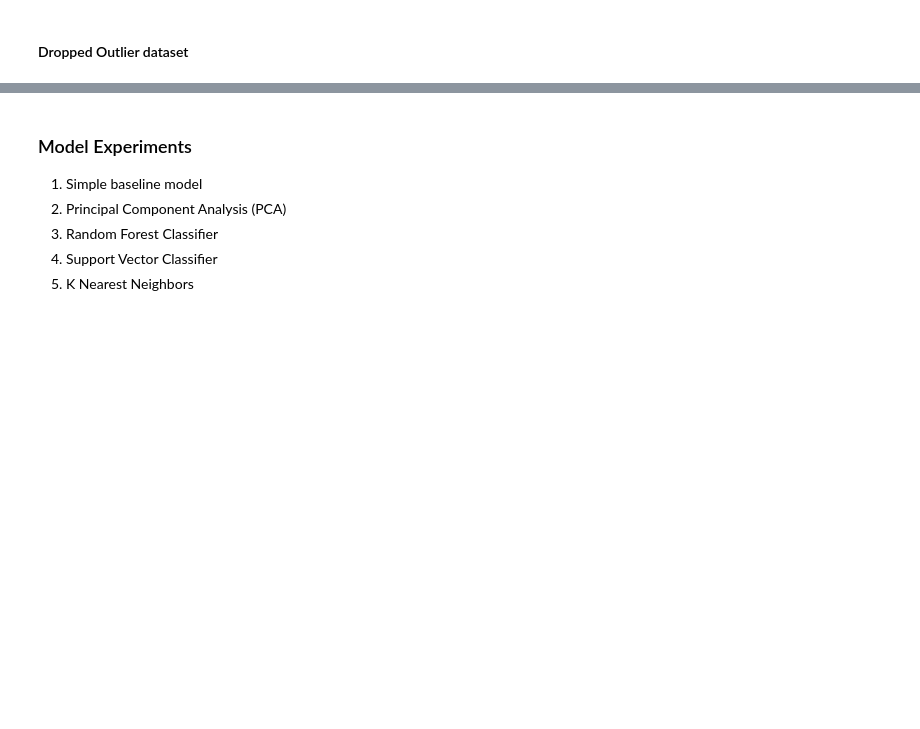
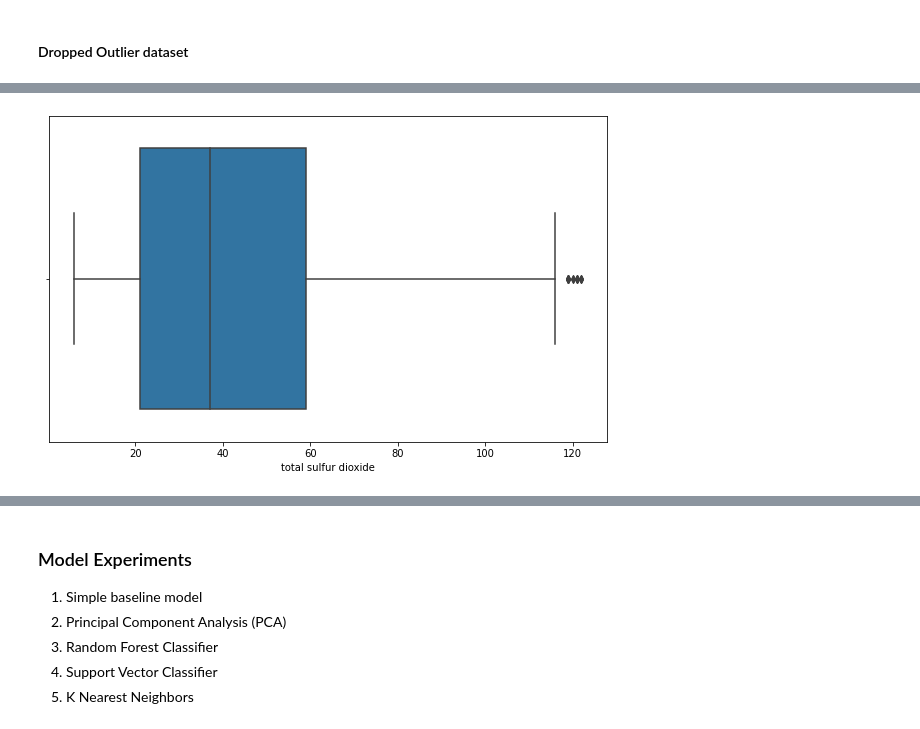
Before and after one commit to Kirlewn/Machine-Learning-Projects, a Jupyter notebook: Regression/red_wine_quality_predictor.ipynb, the cells around one changed output, grey strips where cells are left out. Drawn from its saved outputs; the diff is of its cells as text; code cells hidden in the pictures; blank space fills up the shorter version.

```diff
--- a/Regression/red_wine_quality_predictor.ipynb
+++ b/Regression/red_wine_quality_predictor.ipynb
@@ -360,0 +535,24 @@ Let's create a modified dataset that drops `free sulfur dioxide` and `total sulf
+# %%
+def drop_outliers(dataframe, feature):
+  '''
+  Inputs
+  dataframe: a pandas dataframe
+  feature: the feature column you want to remove outliers based on
+
+  returns:
+  modified dataframe without outliers based on feature column
+  '''
+  # Calculate IQR
+  iqr = 1.5 * (np.percentile(dataframe[feature], 75) - np.percentile(dataframe[feature], 25))
+
+  # calculate Q4
+  dataframe.drop(dataframe[dataframe[feature] > (np.percentile(dataframe[feature], 75)  + iqr )].index, inplace = True)
+
+  # Calculate Q2
+  dataframe.drop(dataframe[dataframe[feature] < (np.percentile(dataframe[feature], 25)  - iqr )].index, inplace = True)
+
+  return dataframe
+# %%
+# drop outliers
+dropped_outliers = data.copy()
+dropped_outliers.describe()
@@ -360,0 +569,3 @@ Let's create a modified dataset that drops `free sulfur dioxide` and `total sulf
+# %%
+dropped_outliers = drop_outliers(dropped_outliers, "total sulfur dioxide")
+dropped_outliers = drop_outliers(dropped_outliers, "free sulfur dioxide")
@@ -360,0 +584,6 @@ Let's create a modified dataset that drops `free sulfur dioxide` and `total sulf
+# %%
+# visualize plot of outliers again for refresher
+fig = plt.figure(figsize = (10,6))
+sns.boxplot(x = dropped_outliers['total sulfur dioxide']);
+# %% [output]
+[figure, added]
```
Also changed, not shown: parts of 71 cells of this notebook.
